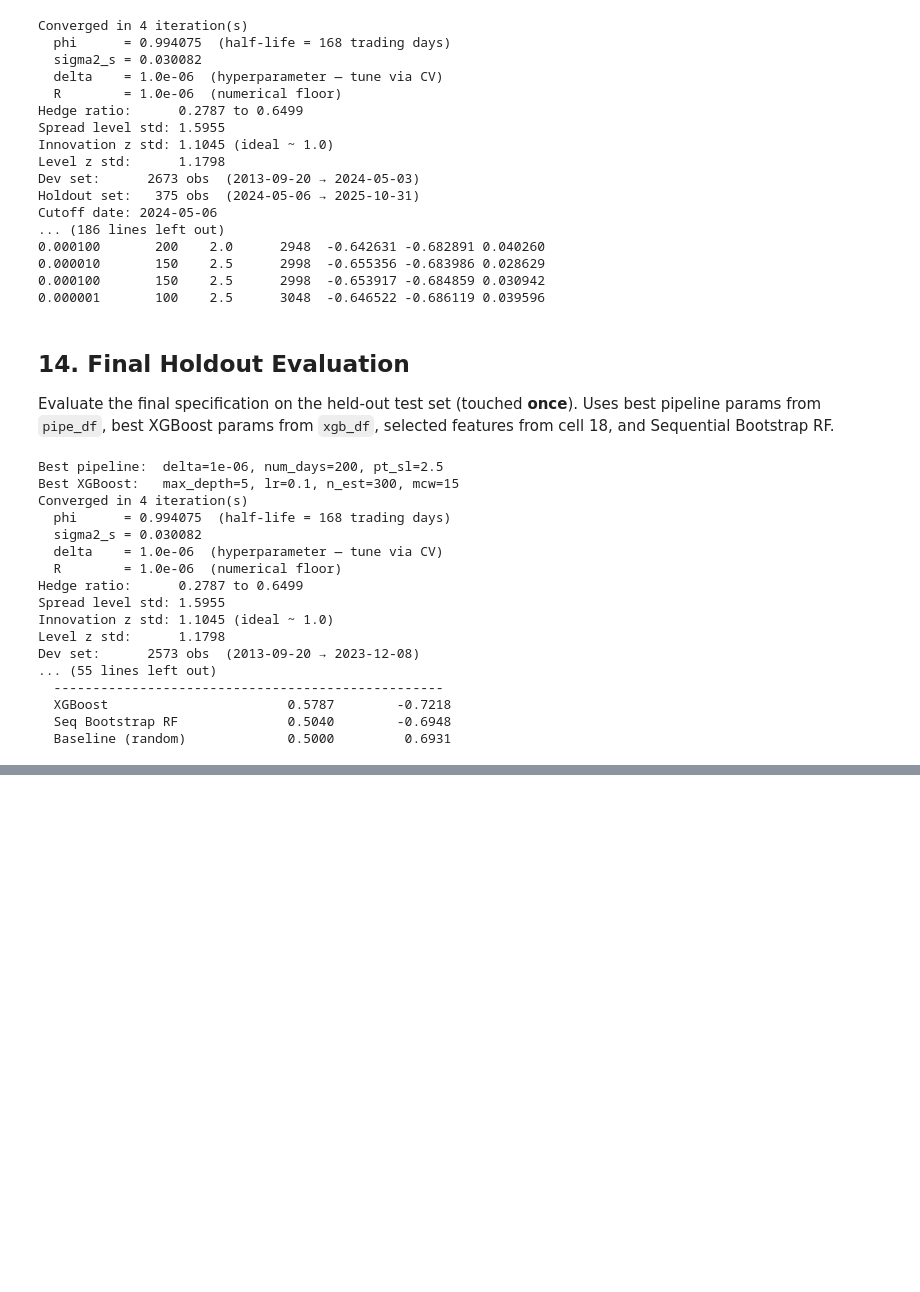
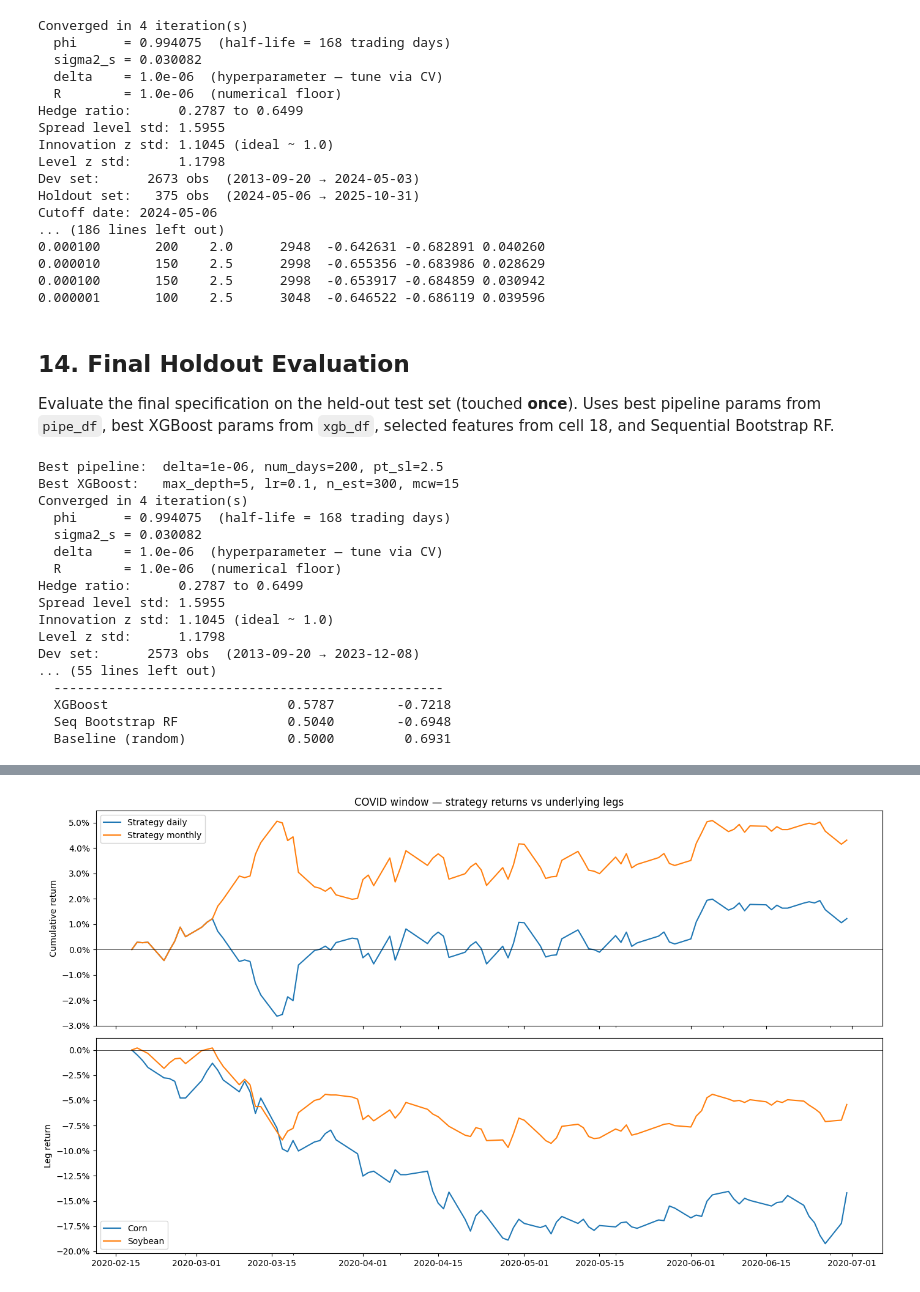
Before and after one commit to wiktorgrocholewski/Spring2026-TIC, a Jupyter notebook: Ensemble_Wiktor/notebooks/2_modelling.ipynb, the cells around one changed output, grey strips where cells are left out. Saved outputs shown, nothing was run; the diff lists cells and outputs as text; code cells hidden in the pictures; blank space fills up the shorter version.

```diff
--- a/Ensemble_Wiktor/notebooks/2_modelling.ipynb
+++ b/Ensemble_Wiktor/notebooks/2_modelling.ipynb
@@ -697,0 +899,71 @@ Dev set:      2573 obs  (2013-09-20 → 2023-12-08)
+# %%
+from sklearn.base import clone
+from src.backtest import run_backtest, market_neutrality
+import matplotlib.pyplot as plt
+
+# 1. Train XGBoost on all of dev AND holdout combined — same feature set.
+#    This is in-sample; it is the best predictor the model can produce on
+#    data it has all seen. Good enough for market-neutrality diagnostics.
+xgb_all = clone(model)
+X_all = pd.concat([split_sel['X_dev'], split_sel['X_holdout']])
+y_all = pd.concat([split_sel['y_dev'], split_sel['y_holdout']])
+w_all = pd.concat([split_sel['w_dev'], split_sel['w_holdout']])
+xgb_all.fit(X_all.values, y_all.values, sample_weight=w_all.values)
+
+prob_all = pd.Series(
+    xgb_all.predict_proba(X_all.values)[:, 1],
+    index=X_all.index,
+)
+
+# Prices and gamma for the full period
+corn_all  = df.loc[X_all.index, 'close_corn']
+soy_all   = df.loc[X_all.index, 'close_soybean']
+gamma_all = df.loc[X_all.index, 'kf_hedge_ratio']
+
+# 2. Crisis and control windows (must be within X_all.index)
+windows = {
+    'COVID':    ('2020-02-15', '2020-06-30'),
+    'Control':  ('2019-02-15', '2019-06-30'),  # equal-length, no crisis
+}
+
+crisis_results = {}
+for name, (start, end) in windows.items():
+    idx = pd.date_range(start, end, freq='B')
+    idx = idx[idx.isin(X_all.index)]
+    print(f"\n### {name} window ({idx[0].date()} to {idx[-1].date()}, {len(idx)} days) ###\n")
+    for freq in ['daily', 'monthly']:
+        key = f'{name}_{freq}'
+        r = run_backtest(
+            prob_all.loc[idx], gamma_all, corn_all, soy_all,
+            all_dates=idx, trade_freq=freq, method='sign',
+        )
+        crisis_results[key] = r
+        print(f"{freq:8s}  cum_ret = {r['cum_ret'].iloc[-1]:+.2%}  "
+              f"  final_pnl = ${r['cum_pnl'].iloc[-1]:+.2f}")
+        market_neutrality(r['daily_pnl'], corn_all, soy_all, label=f'{name} / {freq}')
+
+# 3. Plot the COVID window
+fig, (ax1, ax2) = plt.subplots(2, 1, figsize=(14, 8), sharex=True)
+covid_idx = pd.date_range(*windows['COVID'], freq='B')
+covid_idx = covid_idx[covid_idx.isin(X_all.index)]
+
+# Strategy cum return
+for freq in ['daily', 'monthly']:
+    crisis_results[f'COVID_{freq}']['cum_ret'].plot(ax=ax1, label=f'Strategy {freq}')
+ax1.axhline(0, color='black', lw=0.5)
+ax1.set_ylabel('Cumulative return')
+ax1.yaxis.set_major_formatter(plt.matplotlib.ticker.PercentFormatter(1.0))
+ax1.set_title('COVID window — strategy returns vs underlying legs')
+ax1.legend()
+
+# Underlying leg returns for comparison (normalized to 1 at start)
+ax2.plot(covid_idx, corn_all.loc[covid_idx] / corn_all.loc[covid_idx].iloc[0] - 1, label='Corn')
+ax2.plot(covid_idx, soy_all.loc[covid_idx]  / soy_all.loc[covid_idx].iloc[0]  - 1, label='Soybean')
+ax2.axhline(0, color='black', lw=0.5)
+ax2.set_ylabel('Leg return')
+ax2.yaxis.set_major_formatter(plt.matplotlib.ticker.PercentFormatter(1.0))
+ax2.legend()
+
+plt.tight_layout()
+plt.show()
+# %% [output]
@@ -697,0 +987 @@ Dev set:      2573 obs  (2013-09-20 → 2023-12-08)
+[figure, added]
```
Also changed, not shown: parts of 11 cells of this notebook, 4 other files.
